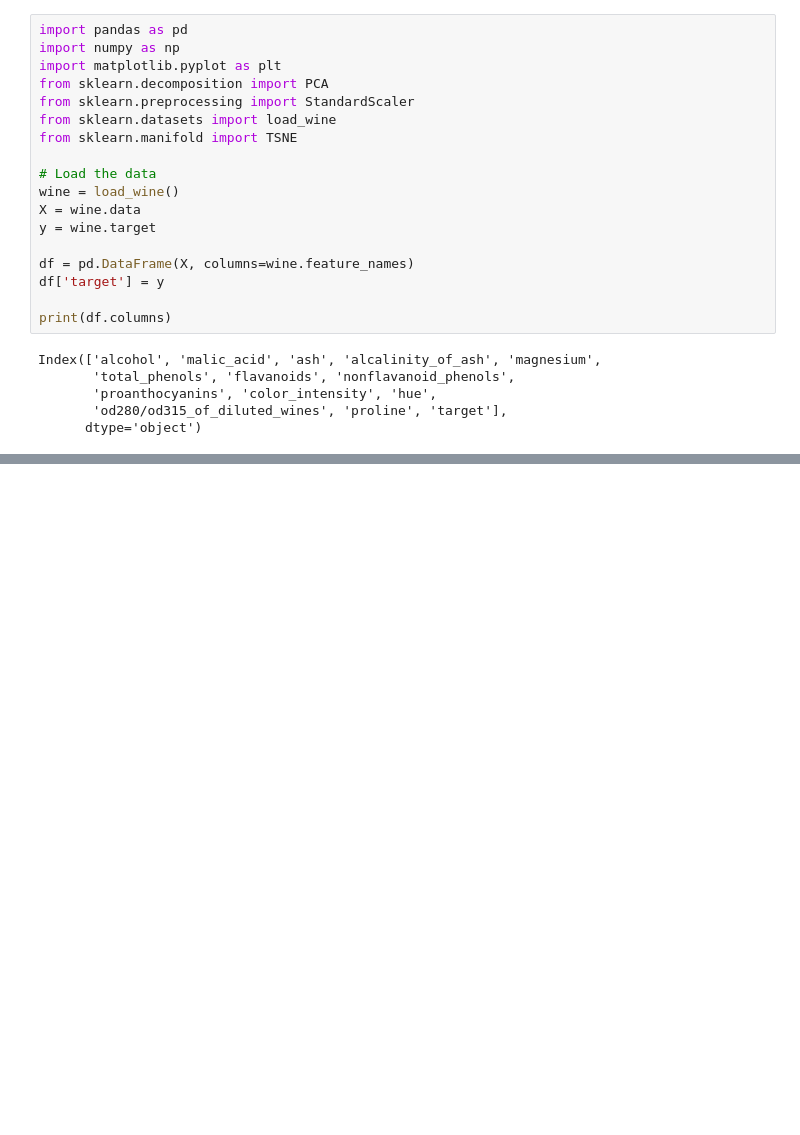
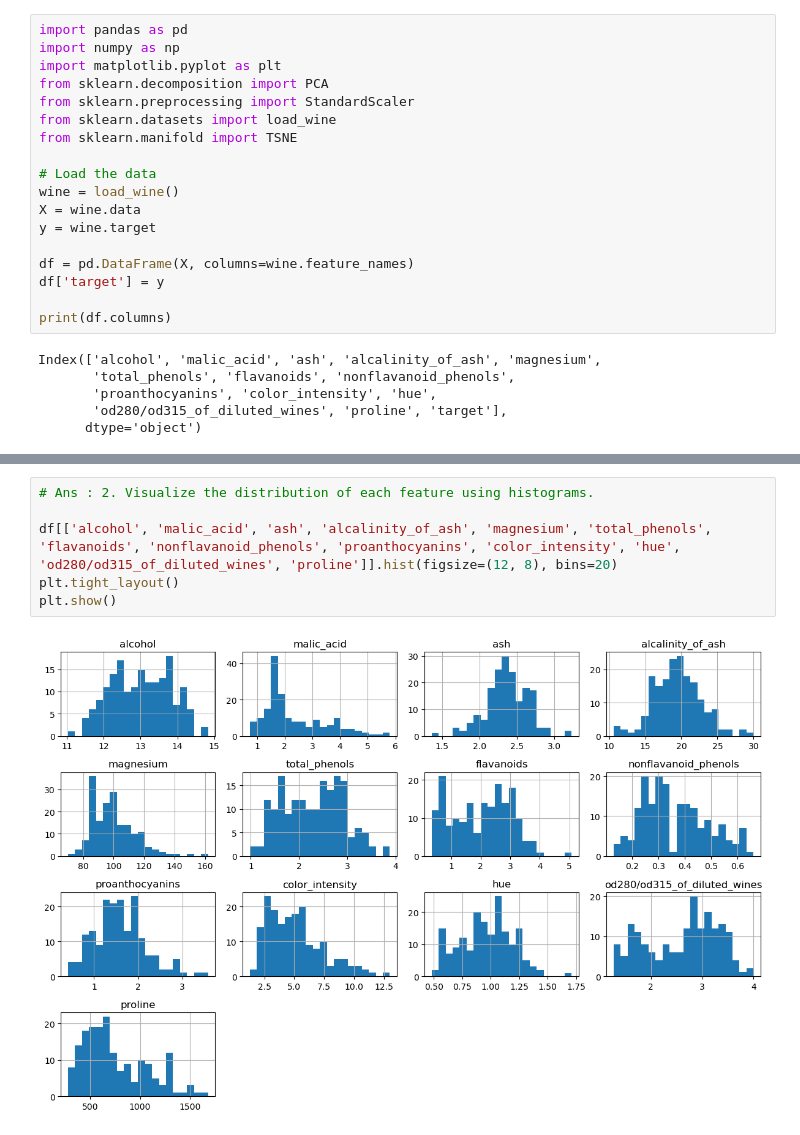
Before and after one commit to john1256/KASI_Ms, a Jupyter notebook: 2025/Data_Science/Week5 code and data/Assignment_5.ipynb, the cells around one changed output, grey strips where cells are left out. Saved outputs shown, nothing was run; the diff lists cells and outputs as text; blank space fills up the shorter version.

```diff
--- a/2025/Data_Science/Week5 code and data/Assignment_5.ipynb
+++ b/2025/Data_Science/Week5 code and data/Assignment_5.ipynb
@@ -78,0 +103,8 @@ Text(0.5, 1.0, 't-SNE of Wine Dataset')
+# %%
+# Ans : 2. Visualize the distribution of each feature using histograms.
+
+df[['alcohol', 'malic_acid', 'ash', 'alcalinity_of_ash', 'magnesium', 'total_phenols', 'flavanoids', 'nonflavanoid_phenols', 'proanthocyanins', 'color_intensity', 'hue', 'od280/od315_of_diluted_wines', 'proline']].hist(figsize=(12, 8), bins=20)
+plt.tight_layout()
+plt.show()
+# %% [output]
+[figure, added]
```
Also changed, not shown: parts of 10 cells of this notebook, 2 other files.
